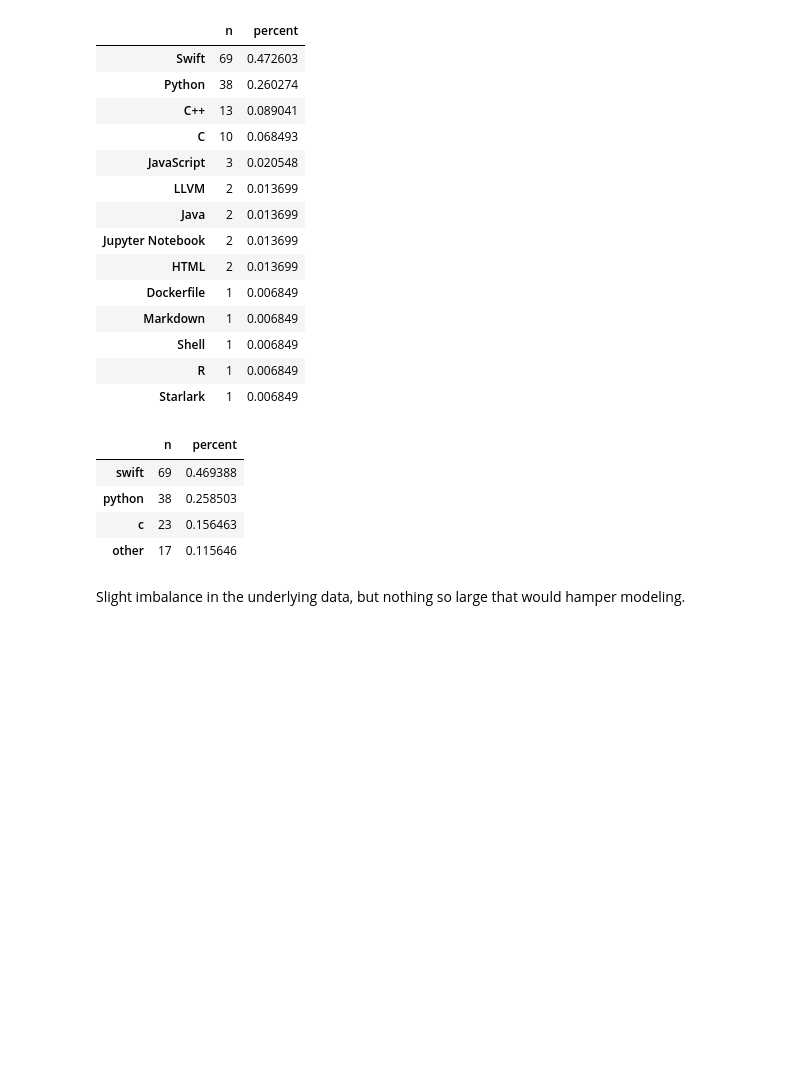
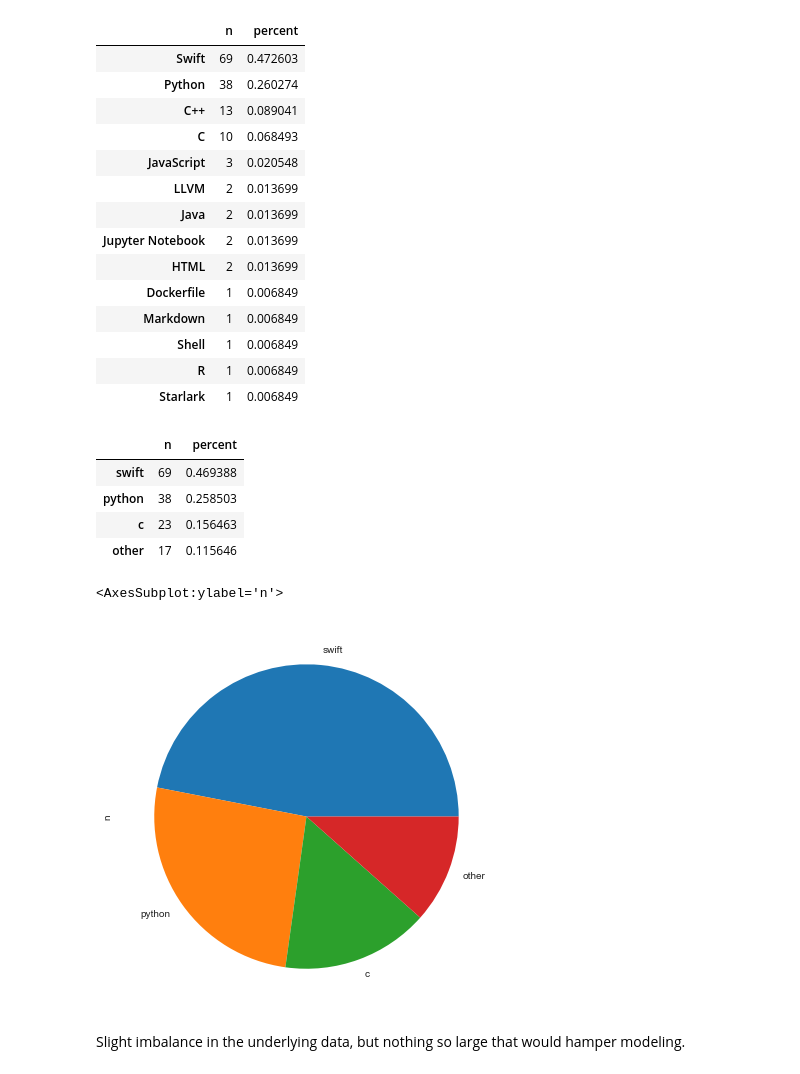
Before and after one commit to NLP-Github-Project-Hopper5/NLP-Github-Project, a Jupyter notebook: final_notebbok.ipynb, the cells around one changed output. Cells and saved outputs as stored; diff of their text form; code cells hidden in the pictures; blank space fills up the shorter version.

```diff
--- a/final_notebbok.ipynb
+++ b/final_notebbok.ipynb
@@ -160,6 +160,11 @@ tlanguage
 | python | 38 | 0.258503 |
 | c | 23 | 0.156463 |
 | other | 17 | 0.115646 |
+# %%
+tlanguage.n.plot.pie()
+# %% [output]
+<AxesSubplot:ylabel='n'>
+[figure, added]
 # %% [markdown]
 Slight imbalance in the underlying data, but nothing so large that would hamper modeling.
 # %% [markdown]
```
Also changed, not shown: parts of 10 cells of this notebook, 3 other files.
